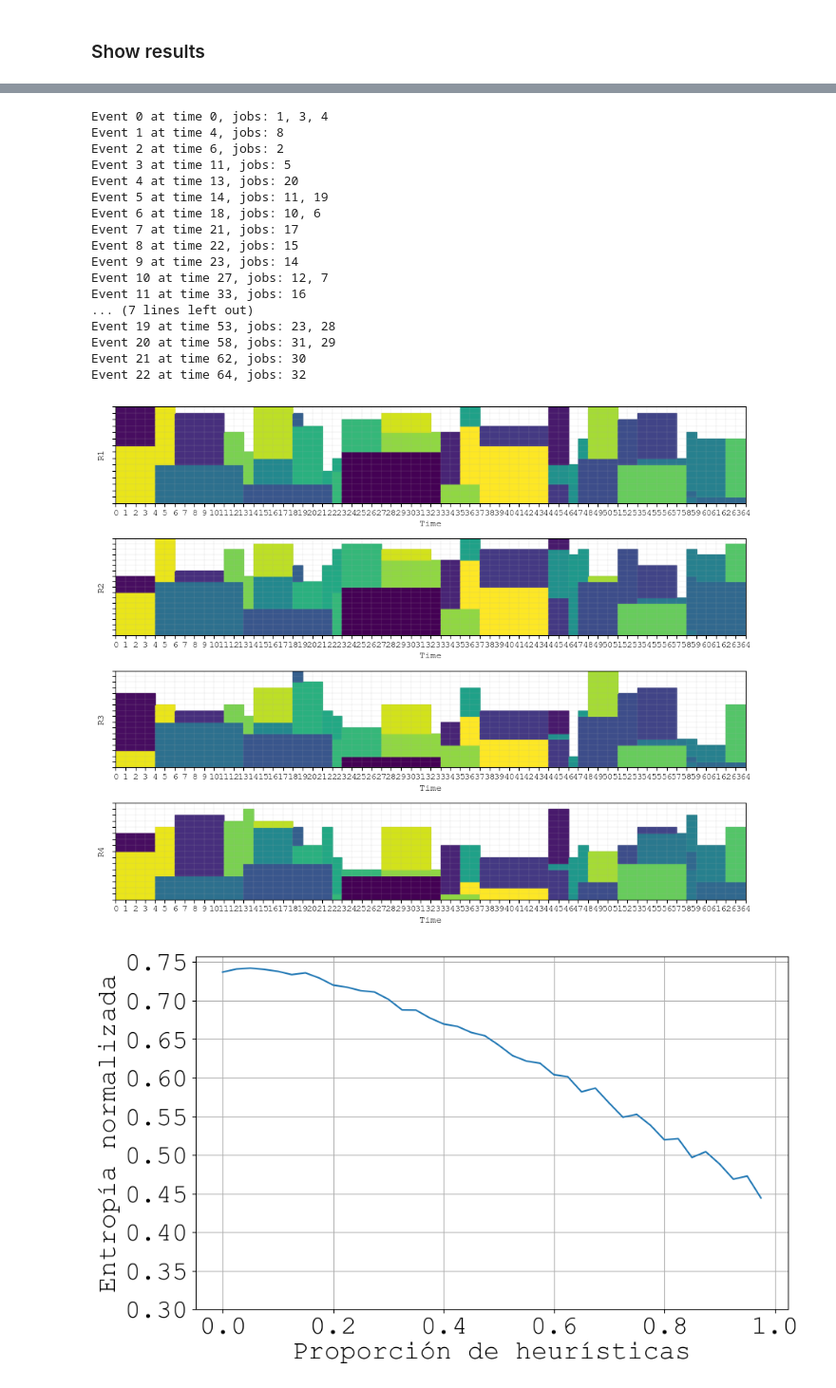
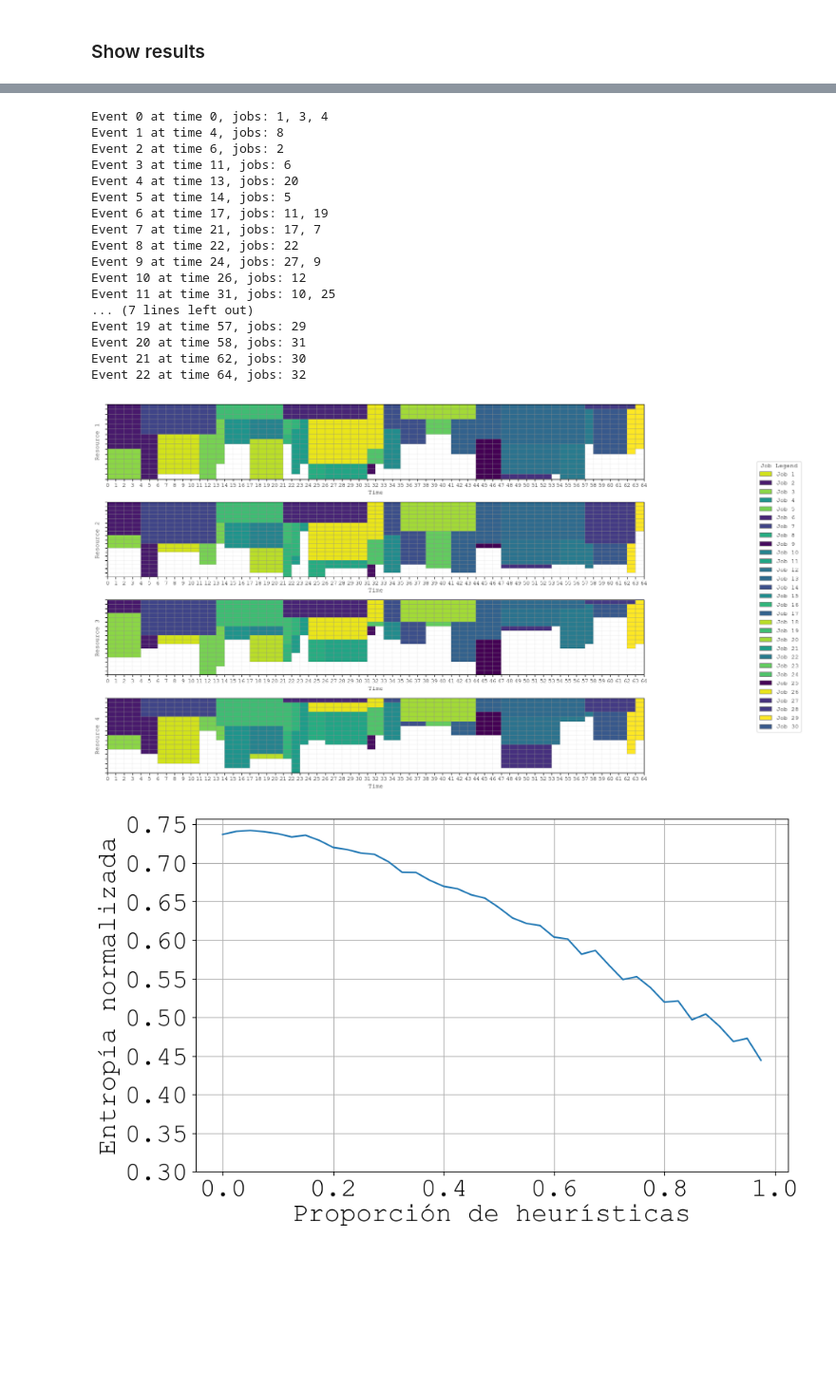
Before and after one commit to Pablof27/swarm-intelligence, a Jupyter notebook: Concept_tests.ipynb, the cells around one changed output, grey strips where cells are left out. Shown at 95% size. Saved outputs shown, nothing was run; the diff lists cells and outputs as text; code cells hidden in the pictures; blank space fills up the shorter version.

```diff
--- a/Concept_tests.ipynb
+++ b/Concept_tests.ipynb
@@ -95,26 +69,26 @@ plt.show()
 # %%
-print(best_solution)
+print(result.best_solution)
 # %% [output]
 Event 0 at time 0, jobs: 1, 3, 4
 Event 1 at time 4, jobs: 8
 Event 2 at time 6, jobs: 2
-Event 3 at time 11, jobs: 5
+Event 3 at time 11, jobs: 6
 Event 4 at time 13, jobs: 20
-Event 5 at time 14, jobs: 11, 19
-Event 6 at time 18, jobs: 10, 6
-Event 7 at time 21, jobs: 17
-Event 8 at time 22, jobs: 15
-Event 9 at time 23, jobs: 14
-Event 10 at time 27, jobs: 12, 7
-Event 11 at time 33, jobs: 16
+Event 5 at time 14, jobs: 5
+Event 6 at time 17, jobs: 11, 19
+Event 7 at time 21, jobs: 17, 7
+Event 8 at time 22, jobs: 22
+Event 9 at time 24, jobs: 27, 9
+Event 10 at time 26, jobs: 12
+Event 11 at time 31, jobs: 10, 25
 ... (7 lines left out)
-Event 19 at time 53, jobs: 23, 28
-Event 20 at time 58, jobs: 31, 29
+Event 19 at time 57, jobs: 29
+Event 20 at time 58, jobs: 31
 Event 21 at time 62, jobs: 30
 Event 22 at time 64, jobs: 32
-# %%
-best_solution.plot()
-# %% [output]
-[figure, removed]
+# %%
+result.best_solution.plot()
+# %% [output]
+[figure, added]
 # %%
 # solutions = []
```
Also changed, not shown: parts of 16 cells of this notebook, 9 other files.
